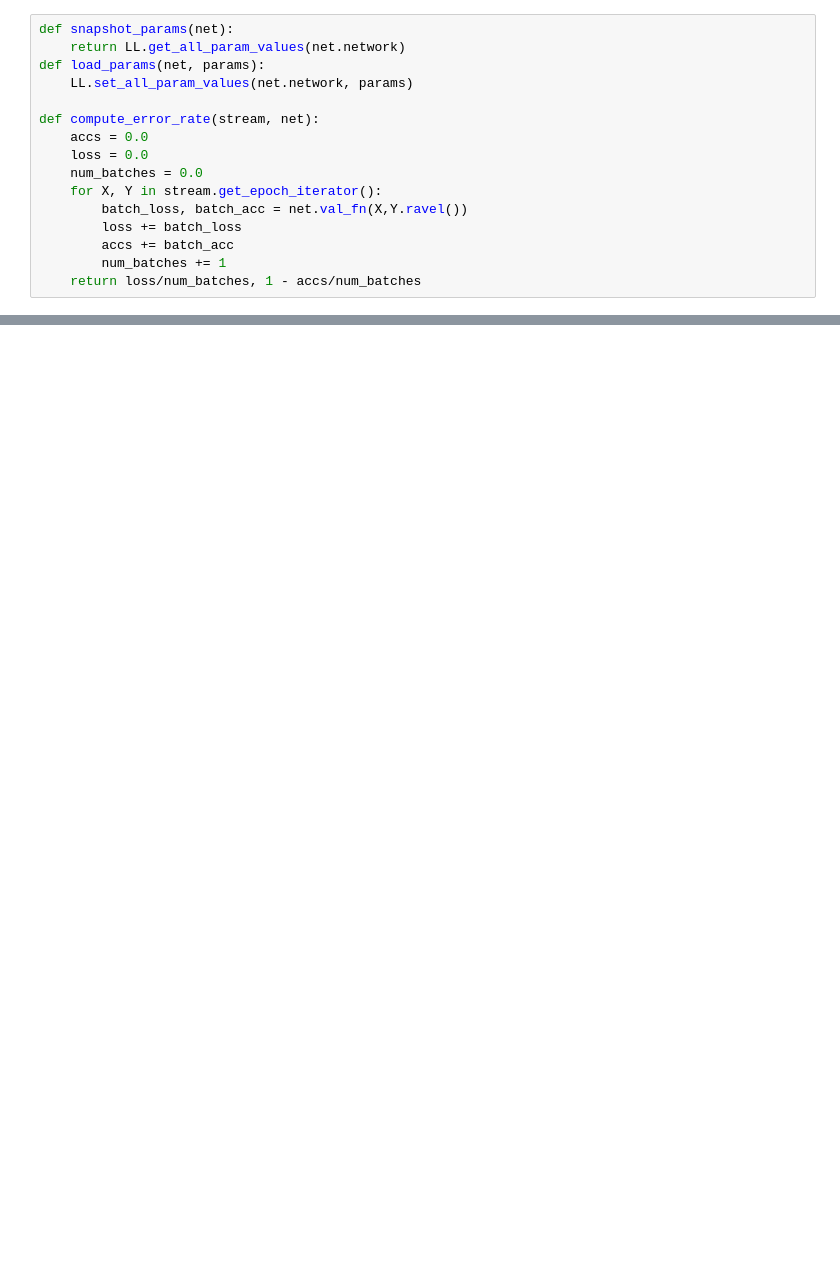
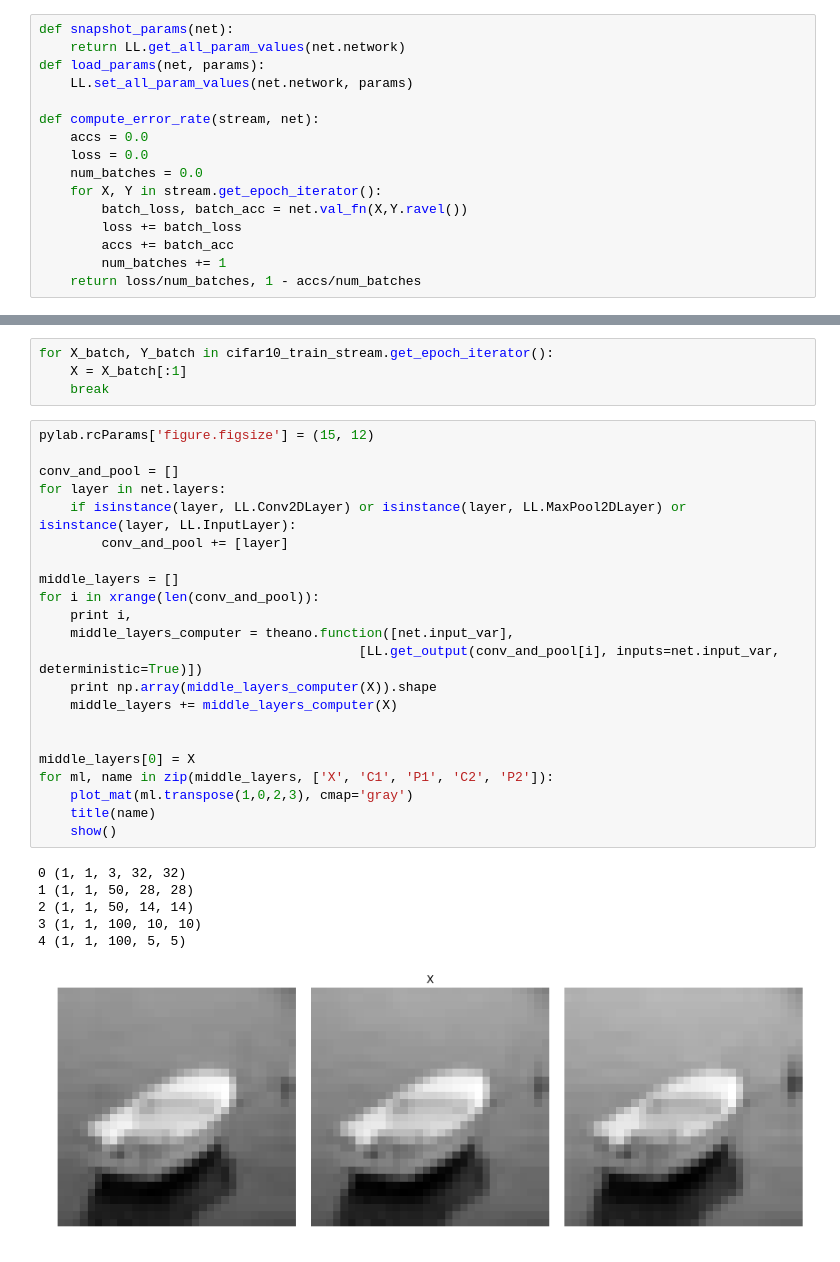
Before and after one commit to gjurdzinski/nn_cifar10, a Jupyter notebook: project.ipynb, the cells around one changed output, grey strips where cells are left out. Drawn from its saved outputs; the diff is of its cells as text; blank space fills up the shorter version.

```diff
--- a/project.ipynb
+++ b/project.ipynb
@@ -325,0 +349,33 @@ Test error rate: 0.148300%
+# %%
+for X_batch, Y_batch in cifar10_train_stream.get_epoch_iterator():
+    X = X_batch[:1]
+    break
+# %%
+pylab.rcParams['figure.figsize'] = (15, 12)
+
+conv_and_pool = []
+for layer in net.layers:
+    if isinstance(layer, LL.Conv2DLayer) or isinstance(layer, LL.MaxPool2DLayer) or isinstance(layer, LL.InputLayer):
+        conv_and_pool += [layer]
+
+middle_layers = []
+for i in xrange(len(conv_and_pool)):
+    print i,
+    middle_layers_computer = theano.function([net.input_var],
+                                         [LL.get_output(conv_and_pool[i], inputs=net.input_var, deterministic=True)])
+    print np.array(middle_layers_computer(X)).shape
+    middle_layers += middle_layers_computer(X)
+
+
+middle_layers[0] = X
+for ml, name in zip(middle_layers, ['X', 'C1', 'P1', 'C2', 'P2']):
+    plot_mat(ml.transpose(1,0,2,3), cmap='gray')
+    title(name)
+    show()
+# %% [output]
+0 (1, 1, 3, 32, 32)
+1 (1, 1, 50, 28, 28)
+2 (1, 1, 50, 14, 14)
+3 (1, 1, 100, 10, 10)
+4 (1, 1, 100, 5, 5)
+[figure, added]
```
Also changed, not shown: parts of 8 cells of this notebook.
